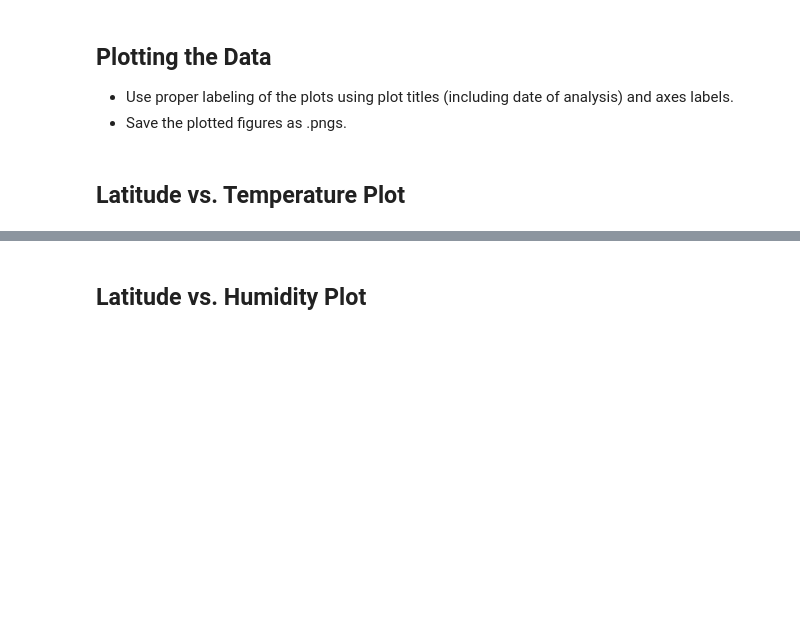
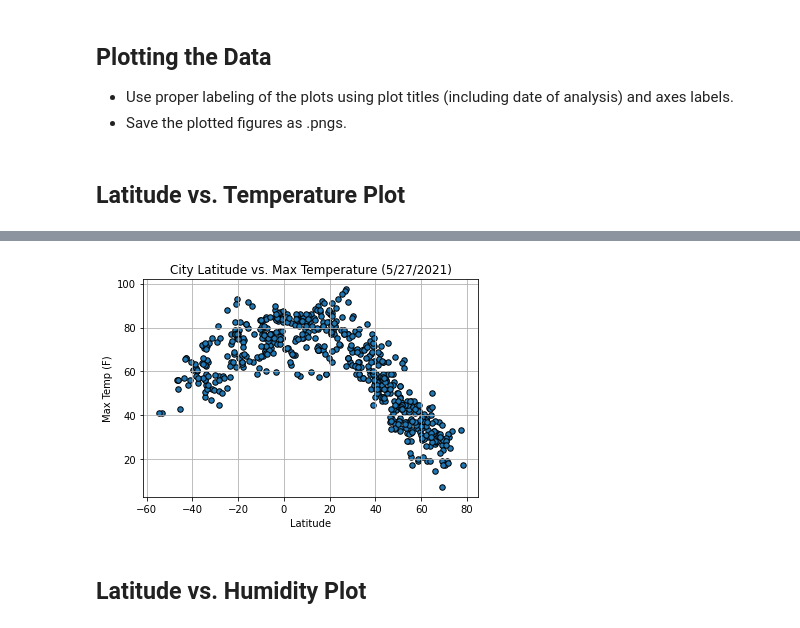
Before and after one commit to jmaldo25/python-api-challenge, a Jupyter notebook: Instructions/starter_code/WeatherPy_test.ipynb, the cells around one changed output, grey strips where cells are left out. Drawn from its saved outputs; the diff is of its cells as text; code cells hidden in the pictures; blank space fills up the shorter version.

Commit message:
plot lat vs max temp

```diff
--- a/Instructions/starter_code/WeatherPy_test.ipynb
+++ b/Instructions/starter_code/WeatherPy_test.ipynb
@@ -197,3 +194,12 @@ humid100
+# %%
+weather_df.plot(kind='scatter', x="Lat", y="Max Temp (F)", edgecolors='k', s=30, grid=True)
+plt.title("City Latitude vs. Max Temperature (5/27/2021)")
+plt.xlabel("Latitude")
+plt.ylabel("Max Temp (F)")
+plt.savefig("../Images/city_latvsmaxtemp.png")
+plt.show()
+# %% [output]
+[figure, added]
 # %% [markdown]
 ## Latitude vs. Humidity Plot
 # %%
```
Also changed, not shown: parts of 1 cell of this notebook, 1 other file.
